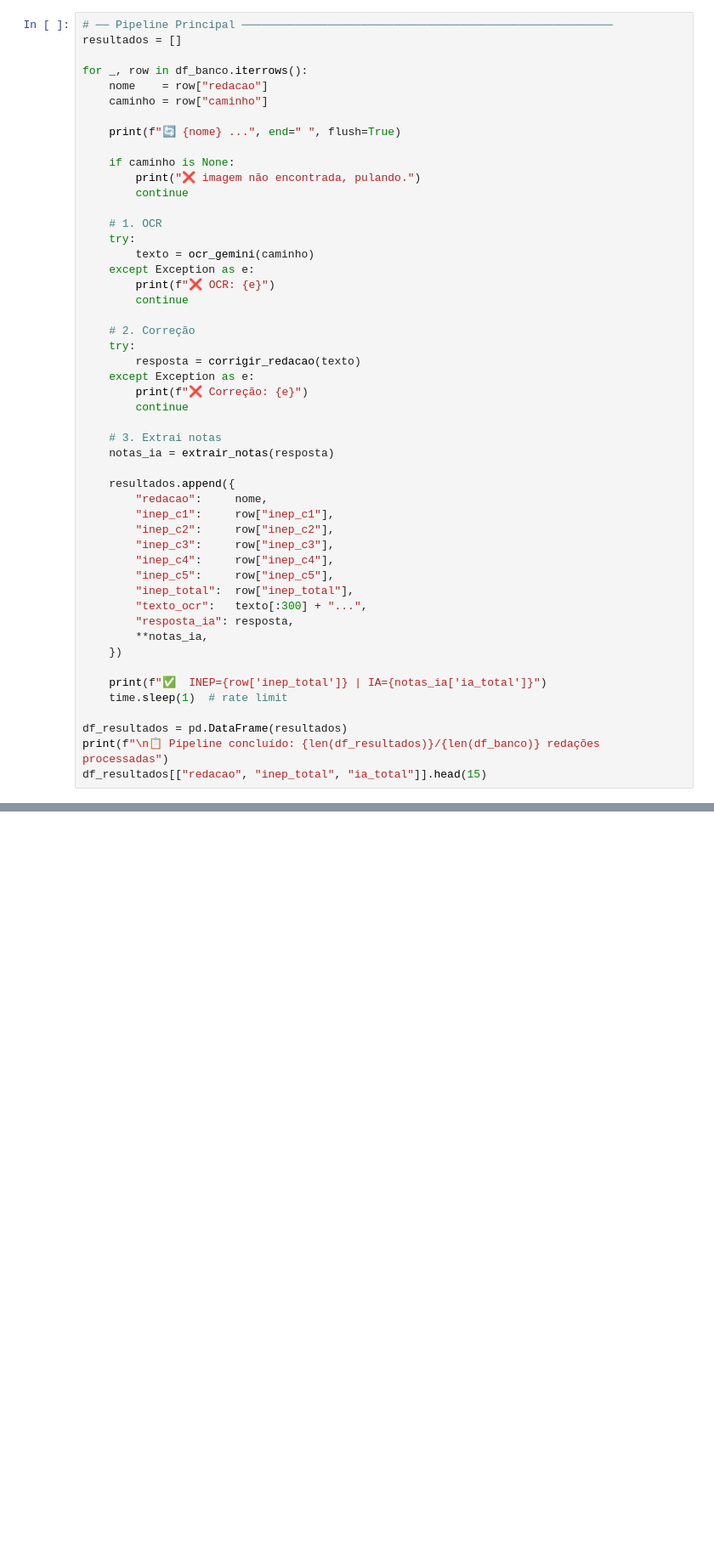
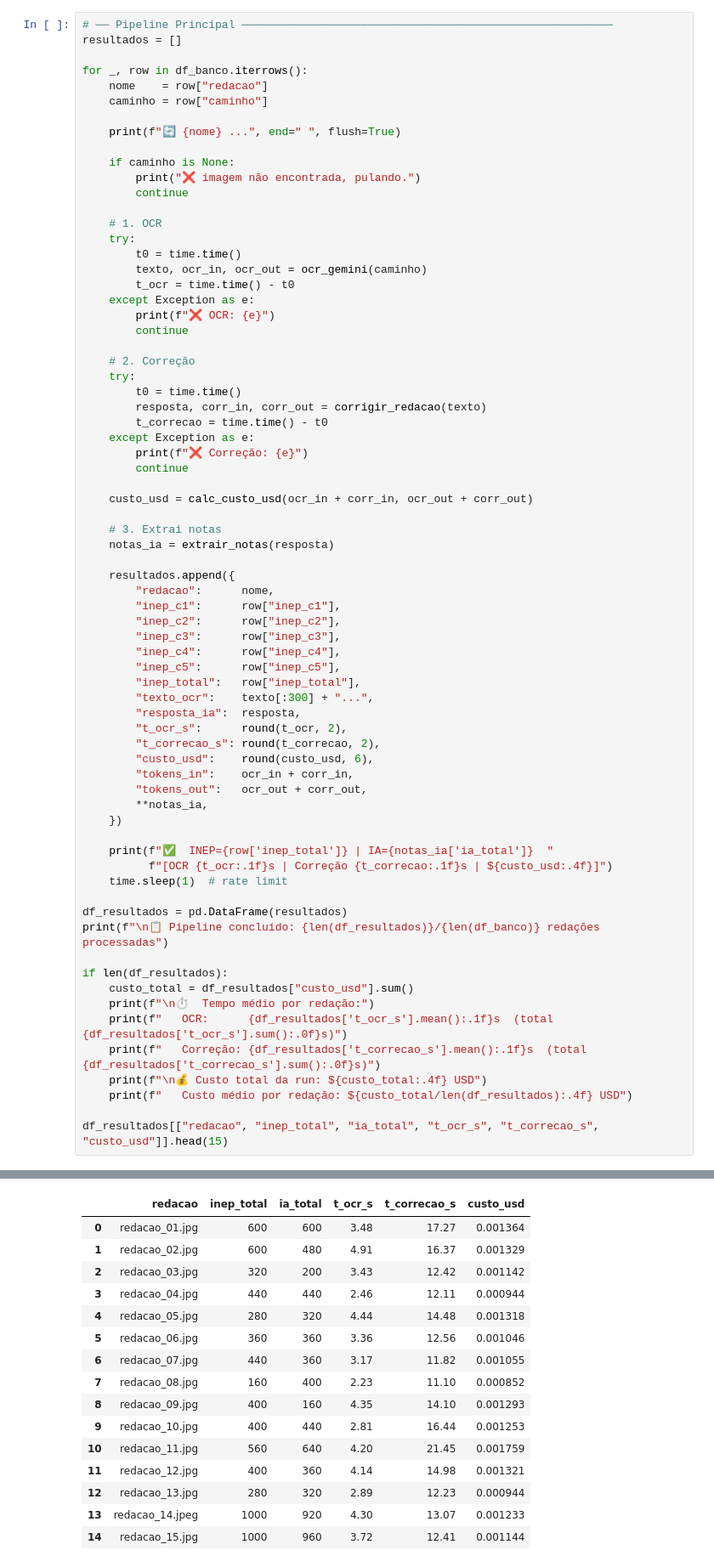
Before and after one commit to alissonlouly/gemma3-ocr, a Jupyter notebook: notebooks/pipeline-avaliacao.ipynb, the cells around one changed output, grey strips where cells are left out. Shown at 85% size. Drawn from its saved outputs; the diff is of its cells as text; blank space fills up the shorter version.

```diff
--- a/notebooks/pipeline-avaliacao.ipynb
+++ b/notebooks/pipeline-avaliacao.ipynb
@@ -206,37 +328,59 @@ for _, row in df_banco.iterrows():
 
     # 1. OCR
     try:
-        texto = ocr_gemini(caminho)
+        t0 = time.time()
+        texto, ocr_in, ocr_out = ocr_gemini(caminho)
+        t_ocr = time.time() - t0
     except Exception as e:
         print(f"❌ OCR: {e}")
         continue
 
     # 2. Correção
     try:
-        resposta = corrigir_redacao(texto)
+        t0 = time.time()
+        resposta, corr_in, corr_out = corrigir_redacao(texto)
+        t_correcao = time.time() - t0
     except Exception as e:
         print(f"❌ Correção: {e}")
         continue
+
+    custo_usd = calc_custo_usd(ocr_in + corr_in, ocr_out + corr_out)
 
     # 3. Extrai notas
     notas_ia = extrair_notas(resposta)
 
     resultados.append({
-        "redacao":     nome,
-        "inep_c1":     row["inep_c1"],
-        "inep_c2":     row["inep_c2"],
-        "inep_c3":     row["inep_c3"],
-        "inep_c4":     row["inep_c4"],
-        "inep_c5":     row["inep_c5"],
-        "inep_total":  row["inep_total"],
-        "texto_ocr":   texto[:300] + "...",
-        "resposta_ia": resposta,
+        "redacao":      nome,
+        "inep_c1":      row["inep_c1"],
+        "inep_c2":      row["inep_c2"],
+        "inep_c3":      row["inep_c3"],
+        "inep_c4":      row["inep_c4"],
+        "inep_c5":      row["inep_c5"],
+        "inep_total":   row["inep_total"],
+        "texto_ocr":    texto[:300] + "...",
+        "resposta_ia":  resposta,
+        "t_ocr_s":      round(t_ocr, 2),
+        "t_correcao_s": round(t_correcao, 2),
+        "custo_usd":    round(custo_usd, 6),
+        "tokens_in":    ocr_in + corr_in,
+        "tokens_out":   ocr_out + corr_out,
         **notas_ia,
     })
 
-    print(f"✅  INEP={row['inep_total']} | IA={notas_ia['ia_total']}")
+    print(f"✅  INEP={row['inep_total']} | IA={notas_ia['ia_total']}  "
+          f"[OCR {t_ocr:.1f}s | Correção {t_correcao:.1f}s | ${custo_usd:.4f}]")
     time.sleep(1)  # rate limit
 
 df_resultados = pd.DataFrame(resultados)
 print(f"\n📋 Pipeline concluído: {len(df_resultados)}/{len(df_banco)} redações processadas")
-df_resultados[["redacao", "inep_total", "ia_total"]].head(15)
+
+if len(df_resultados):
+    custo_total = df_resultados["custo_usd"].sum()
+    print(f"\n⏱️  Tempo médio por redação:")
+    print(f"   OCR:      {df_resultados['t_ocr_s'].mean():.1f}s  (total {df_resultados['t_ocr_s'].sum():.0f}s)")
+    print(f"   Correção: {df_resultados['t_correcao_s'].mean():.1f}s  (total {df_resultados['t_correcao_s'].sum():.0f}s)")
+    print(f"\n💰 Custo total da run: ${custo_total:.4f} USD")
+    print(f"   Custo médio por redação: ${custo_total/len(df_resultados):.4f} USD")
+
+df_resultados[["redacao", "inep_total", "ia_total", "t_ocr_s", "t_correcao_s", "custo_usd"]].head(15)
+# %% [output]
@@ -243,3 +404,19 @@ df_resultados[["redacao", "inep_total", "ia_total"]].head(15)
+|  | redacao | inep_total | ia_total | t_ocr_s | t_correcao_s | custo_usd |
+| 0 | redacao_01.jpg | 600 | 600 | 3.48 | 17.27 | 0.001364 |
+| 1 | redacao_02.jpg | 600 | 480 | 4.91 | 16.37 | 0.001329 |
+| 2 | redacao_03.jpg | 320 | 200 | 3.43 | 12.42 | 0.001142 |
+| 3 | redacao_04.jpg | 440 | 440 | 2.46 | 12.11 | 0.000944 |
+| 4 | redacao_05.jpg | 280 | 320 | 4.44 | 14.48 | 0.001318 |
+| 5 | redacao_06.jpg | 360 | 360 | 3.36 | 12.56 | 0.001046 |
+| 6 | redacao_07.jpg | 440 | 360 | 3.17 | 11.82 | 0.001055 |
+| 7 | redacao_08.jpg | 160 | 400 | 2.23 | 11.10 | 0.000852 |
+| 8 | redacao_09.jpg | 400 | 160 | 4.35 | 14.10 | 0.001293 |
+| 9 | redacao_10.jpg | 400 | 440 | 2.81 | 16.44 | 0.001253 |
+| 10 | redacao_11.jpg | 560 | 640 | 4.20 | 21.45 | 0.001759 |
+| 11 | redacao_12.jpg | 400 | 360 | 4.14 | 14.98 | 0.001321 |
+| 12 | redacao_13.jpg | 280 | 320 | 2.89 | 12.23 | 0.000944 |
+| 13 | redacao_14.jpeg | 1000 | 920 | 4.30 | 13.07 | 0.001233 |
+| 14 | redacao_15.jpg | 1000 | 960 | 3.72 | 12.41 | 0.001144 |
 # %%
 # ── Métricas ──────────────────────────────────────────────────────────────────
 for i in range(1, 6):
```
Also changed, not shown: parts of 11 cells of this notebook, 4 other files.
